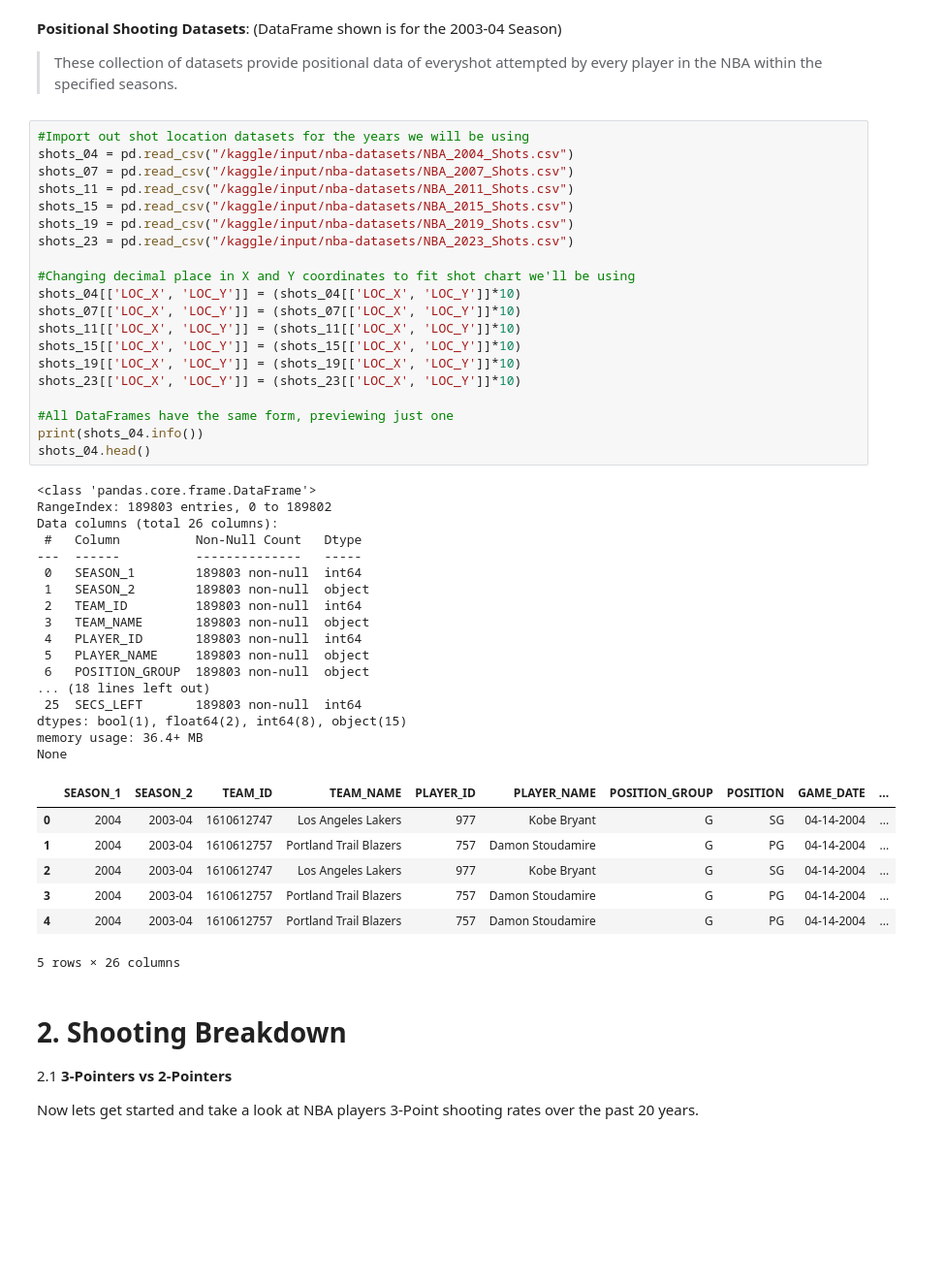
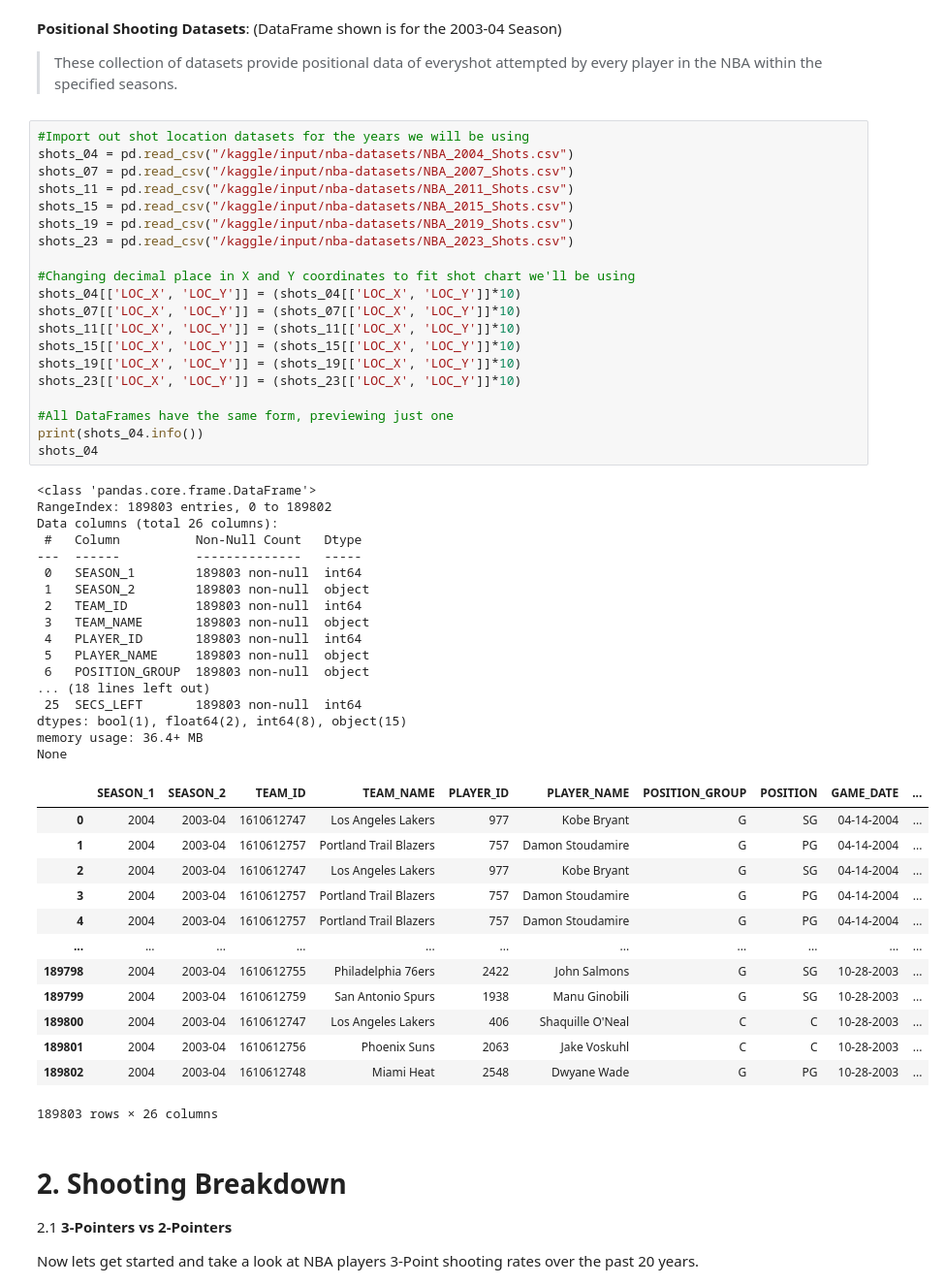
Before and after one commit to RafaelJMinaya/NBA-3Point-Shooting-Analysis, a Jupyter notebook: nba-3-point-shooting-evolution.ipynb, the cells around one changed output. Shown at 97% size. Drawn from its saved outputs; the diff is of its cells as text; blank space fills up the shorter version.

```diff
--- a/nba-3-point-shooting-evolution.ipynb
+++ b/nba-3-point-shooting-evolution.ipynb
@@ -148,35 +162,41 @@ shots_11[['LOC_X', 'LOC_Y']] = (shots_11[['LOC_X', 'LOC_Y']]*10)
 shots_15[['LOC_X', 'LOC_Y']] = (shots_15[['LOC_X', 'LOC_Y']]*10)
 shots_19[['LOC_X', 'LOC_Y']] = (shots_19[['LOC_X', 'LOC_Y']]*10)
 shots_23[['LOC_X', 'LOC_Y']] = (shots_23[['LOC_X', 'LOC_Y']]*10)
 
 #All DataFrames have the same form, previewing just one
 print(shots_04.info())
-shots_04.head()
+shots_04
 # %% [output]
 <class 'pandas.core.frame.DataFrame'>
 RangeIndex: 189803 entries, 0 to 189802
 Data columns (total 26 columns):
  #   Column          Non-Null Count   Dtype
 ---  ------          --------------   -----
  0   SEASON_1        189803 non-null  int64
  1   SEASON_2        189803 non-null  object
  2   TEAM_ID         189803 non-null  int64
  3   TEAM_NAME       189803 non-null  object
  4   PLAYER_ID       189803 non-null  int64
  5   PLAYER_NAME     189803 non-null  object
  6   POSITION_GROUP  189803 non-null  object
 ... (18 lines left out)
  25  SECS_LEFT       189803 non-null  int64
 dtypes: bool(1), float64(2), int64(8), object(15)
 memory usage: 36.4+ MB
 None
 |  | SEASON_1 | SEASON_2 | TEAM_ID | TEAM_NAME | PLAYER_ID | PLAYER_NAME | POSITION_GROUP | POSITION | GAME_DATE | ... |
 | 0 | 2004 | 2003-04 | 1610612747 | Los Angeles Lakers | 977 | Kobe Bryant | G | SG | 04-14-2004 | ... |
 | 1 | 2004 | 2003-04 | 1610612757 | Portland Trail Blazers | 757 | Damon Stoudamire | G | PG | 04-14-2004 | ... |
 | 2 | 2004 | 2003-04 | 1610612747 | Los Angeles Lakers | 977 | Kobe Bryant | G | SG | 04-14-2004 | ... |
 | 3 | 2004 | 2003-04 | 1610612757 | Portland Trail Blazers | 757 | Damon Stoudamire | G | PG | 04-14-2004 | ... |
 | 4 | 2004 | 2003-04 | 1610612757 | Portland Trail Blazers | 757 | Damon Stoudamire | G | PG | 04-14-2004 | ... |
+| ... | ... | ... | ... | ... | ... | ... | ... | ... | ... | ... |
+| 189798 | 2004 | 2003-04 | 1610612755 | Philadelphia 76ers | 2422 | John Salmons | G | SG | 10-28-2003 | ... |
+| 189799 | 2004 | 2003-04 | 1610612759 | San Antonio Spurs | 1938 | Manu Ginobili | G | SG | 10-28-2003 | ... |
+| 189800 | 2004 | 2003-04 | 1610612747 | Los Angeles Lakers | 406 | Shaquille O'Neal | C | C | 10-28-2003 | ... |
+| 189801 | 2004 | 2003-04 | 1610612756 | Phoenix Suns | 2063 | Jake Voskuhl | C | C | 10-28-2003 | ... |
+| 189802 | 2004 | 2003-04 | 1610612748 | Miami Heat | 2548 | Dwyane Wade | G | PG | 10-28-2003 | ... |
-5 rows × 26 columns
+189803 rows × 26 columns
 # %% [markdown]
 # 2. **Shooting Breakdown**
 
```
Also changed, not shown: parts of 17 cells of this notebook.
